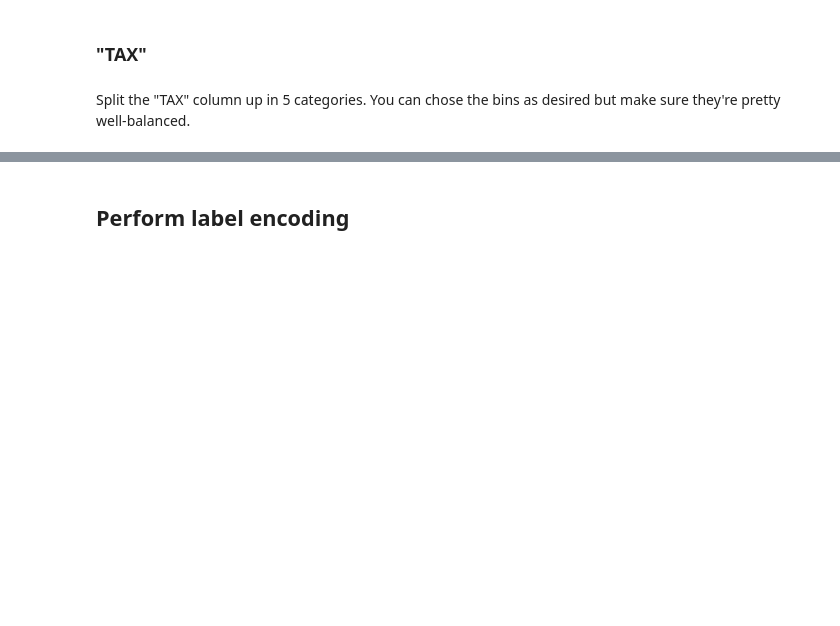
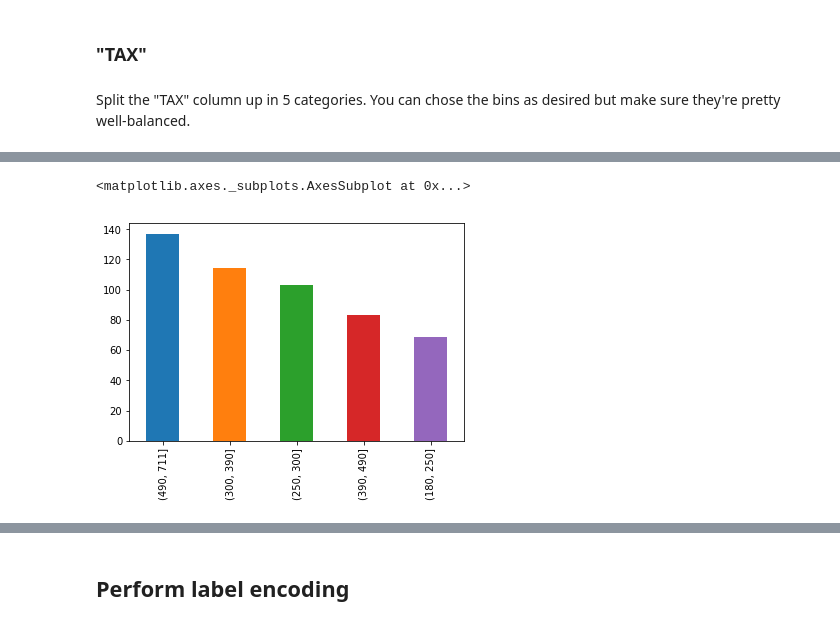
Before and after one commit to MIAISEMAN/dsc-1-11-05-dealing-with-categorical-variables-lab-seattle-ds-career-040119, a Jupyter notebook: index.ipynb, the cells around one changed output, grey strips where cells are left out. Saved outputs shown, nothing was run; the diff lists cells and outputs as text; code cells hidden in the pictures; blank space fills up the shorter version.

```diff
--- a/index.ipynb
+++ b/index.ipynb
@@ -191,5 +185,5 @@ bins = [0, 3, 4 , 5, 24]
 bins_rad = pd.cut(boston_df['RAD'], bins)
 # %%
 # using pd.cut returns unordered categories. Transform this to ordered categories.
-bins_rad = bins_rad.cat.as_unordered()
-bins_rad.head()
+bins_rad = bins_rad.cat.as_ordered()
+bins_rad.tail()
@@ -207,0 +227,10 @@ Split the "TAX" column up in 5 categories. You can chose the bins as desired but
+# %%
+taxbins = [180, 250, 300, 390, 490, 711] #create bins
+# %%
+bins_tax = pd.cut(boston_df["TAX"], taxbins) #separate our data into the bins
+# %%
+bins_tax = bins_tax.cat.as_unordered()
+bins_tax.value_counts().plot(kind='bar') #
+# %% [output]
+<matplotlib.axes._subplots.AxesSubplot at 0x...>
+[figure, added]
```
Also changed, not shown: parts of 18 cells of this notebook.
